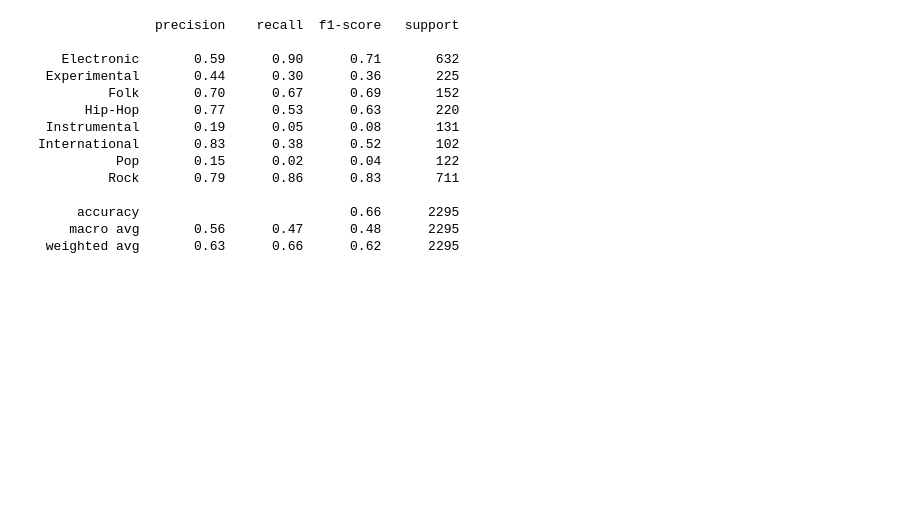
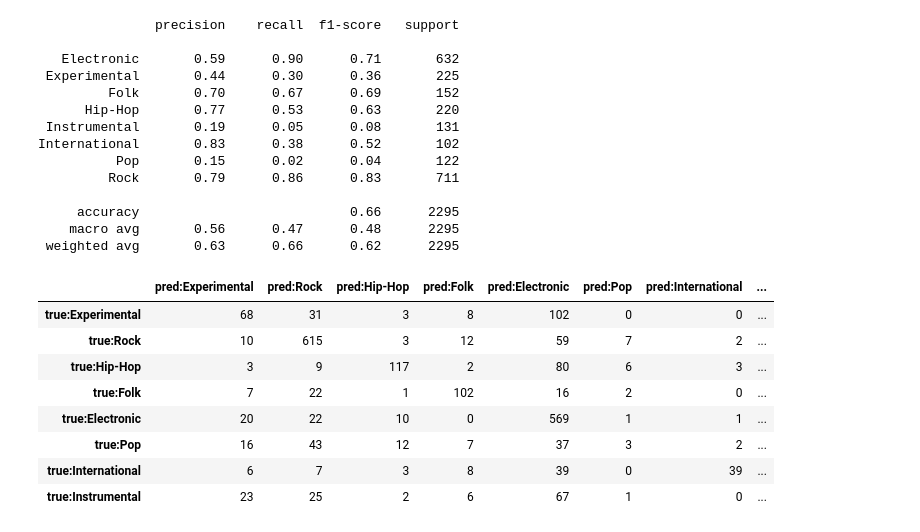
Before and after one commit to a-pellissier/Project_Spotify_502, a Jupyter notebook: notebooks/Test_SVM_achot.ipynb, the cells around one changed output. Saved outputs shown, nothing was run; the diff lists cells and outputs as text; code cells hidden in the pictures; blank space fills up the shorter version.

```diff
--- a/notebooks/Test_SVM_achot.ipynb
+++ b/notebooks/Test_SVM_achot.ipynb
@@ -107,3 +121,26 @@ International       0.83      0.38      0.52       102
      accuracy                           0.66      2295
     macro avg       0.56      0.47      0.48      2295
  weighted avg       0.63      0.66      0.62      2295
+# %%
+from sklearn.metrics import confusion_matrix
+cat = y_val.astype('str').unique().tolist()
+
+cf_mat = confusion_matrix(y_val, y_pred, labels = cat)
+
+
+cmtx = pd.DataFrame(
+    cf_mat,
+    index=['true:{:}'.format(x) for x in cat],
+    columns=['pred:{:}'.format(x) for x in cat])
+# %%
+cmtx
+# %% [output]
+|  | pred:Experimental | pred:Rock | pred:Hip-Hop | pred:Folk | pred:Electronic | pred:Pop | pred:International | ... |
+| true:Experimental | 68 | 31 | 3 | 8 | 102 | 0 | 0 | ... |
+| true:Rock | 10 | 615 | 3 | 12 | 59 | 7 | 2 | ... |
+| true:Hip-Hop | 3 | 9 | 117 | 2 | 80 | 6 | 3 | ... |
+| true:Folk | 7 | 22 | 1 | 102 | 16 | 2 | 0 | ... |
+| true:Electronic | 20 | 22 | 10 | 0 | 569 | 1 | 1 | ... |
+| true:Pop | 16 | 43 | 12 | 7 | 37 | 3 | 2 | ... |
+| true:International | 6 | 7 | 3 | 8 | 39 | 0 | 39 | ... |
+| true:Instrumental | 23 | 25 | 2 | 6 | 67 | 1 | 0 | ... |
```
Also changed, not shown: parts of 3 cells of this notebook, 1 other file.
